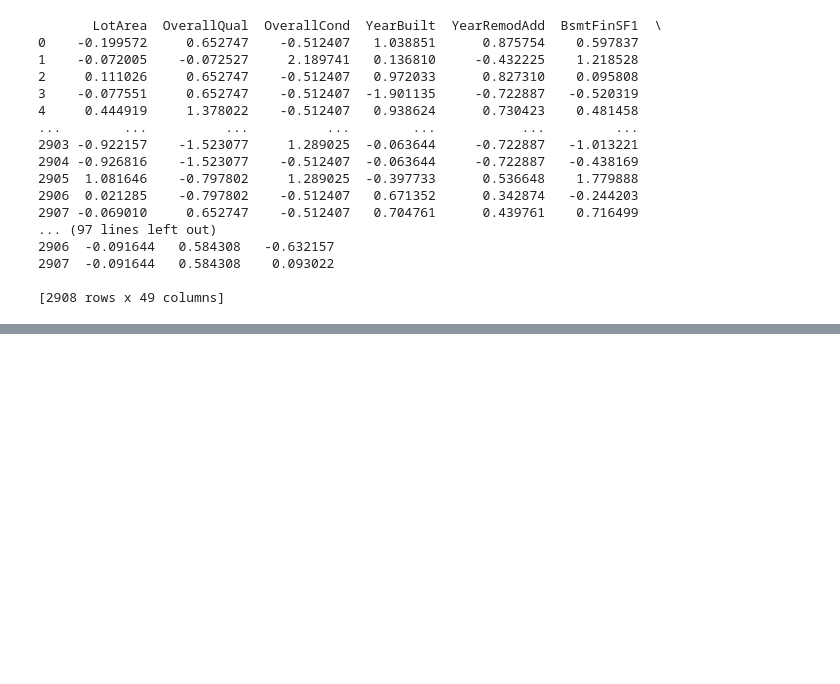
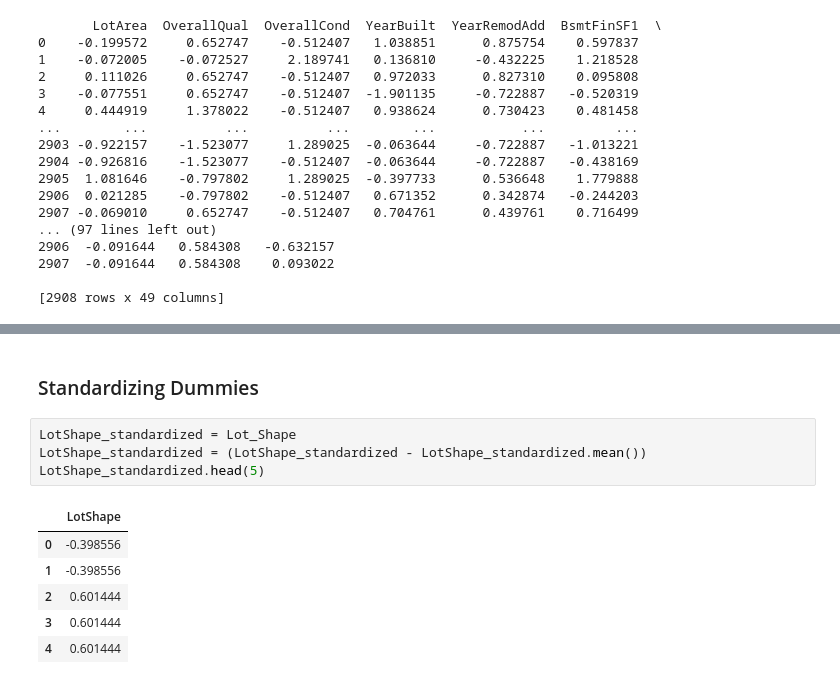
Before and after one commit to kanishsharma/rsm338, a Jupyter notebook: Project 1 - Iowa House Price/Iowa Housing Code.ipynb, the cells around one changed output, grey strips where cells are left out. Saved outputs shown, nothing was run; the diff lists cells and outputs as text; blank space fills up the shorter version.

```diff
--- a/Project 1 - Iowa House Price/Iowa Housing Code.ipynb
+++ b/Project 1 - Iowa House Price/Iowa Housing Code.ipynb
@@ -294,0 +391,13 @@ print(data_a)
+# %% [markdown]
+### Standardizing Dummies
+# %%
+LotShape_standardized = Lot_Shape
+LotShape_standardized = (LotShape_standardized - LotShape_standardized.mean())
+LotShape_standardized.head(5)
+# %% [output]
+|  | LotShape |
+| 0 | -0.398556 |
+| 1 | -0.398556 |
+| 2 | 0.601444 |
+| 3 | 0.601444 |
+| 4 | 0.601444 |
```
Also changed, not shown: parts of 18 cells of this notebook.
